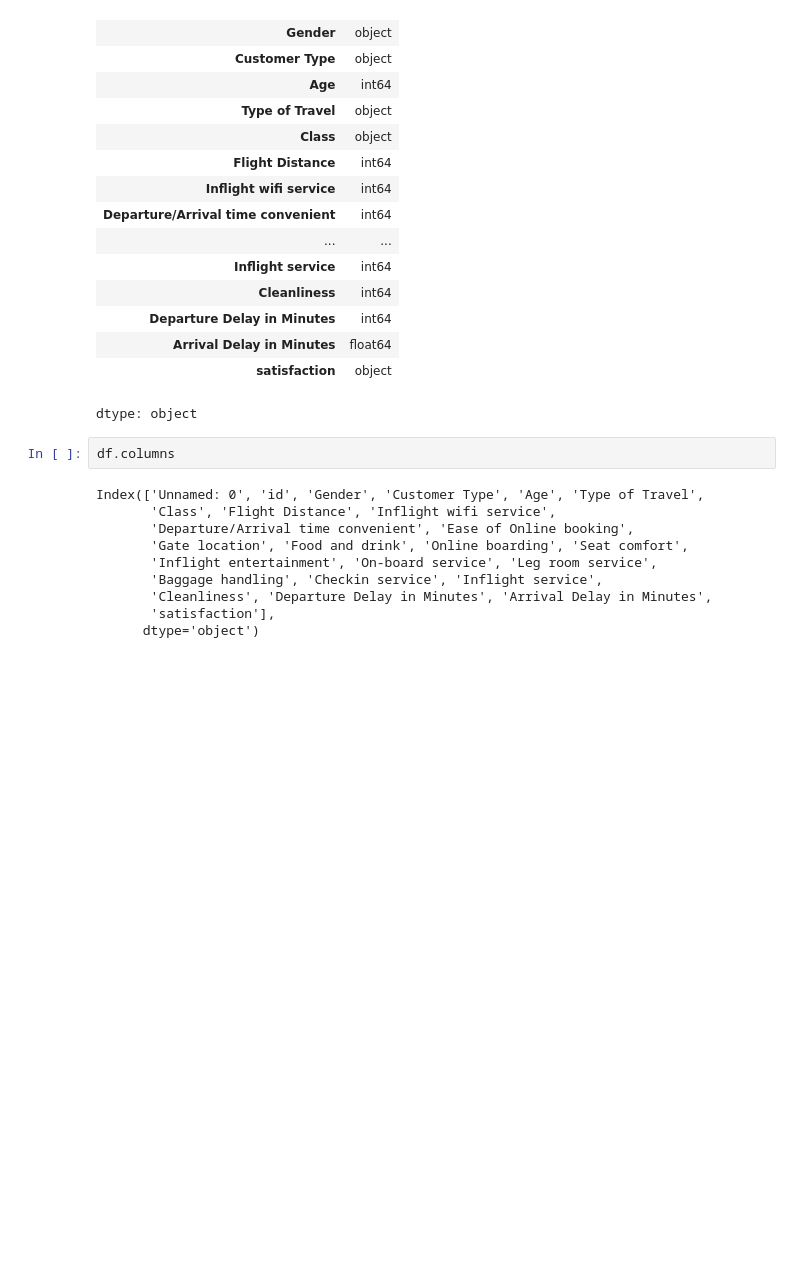
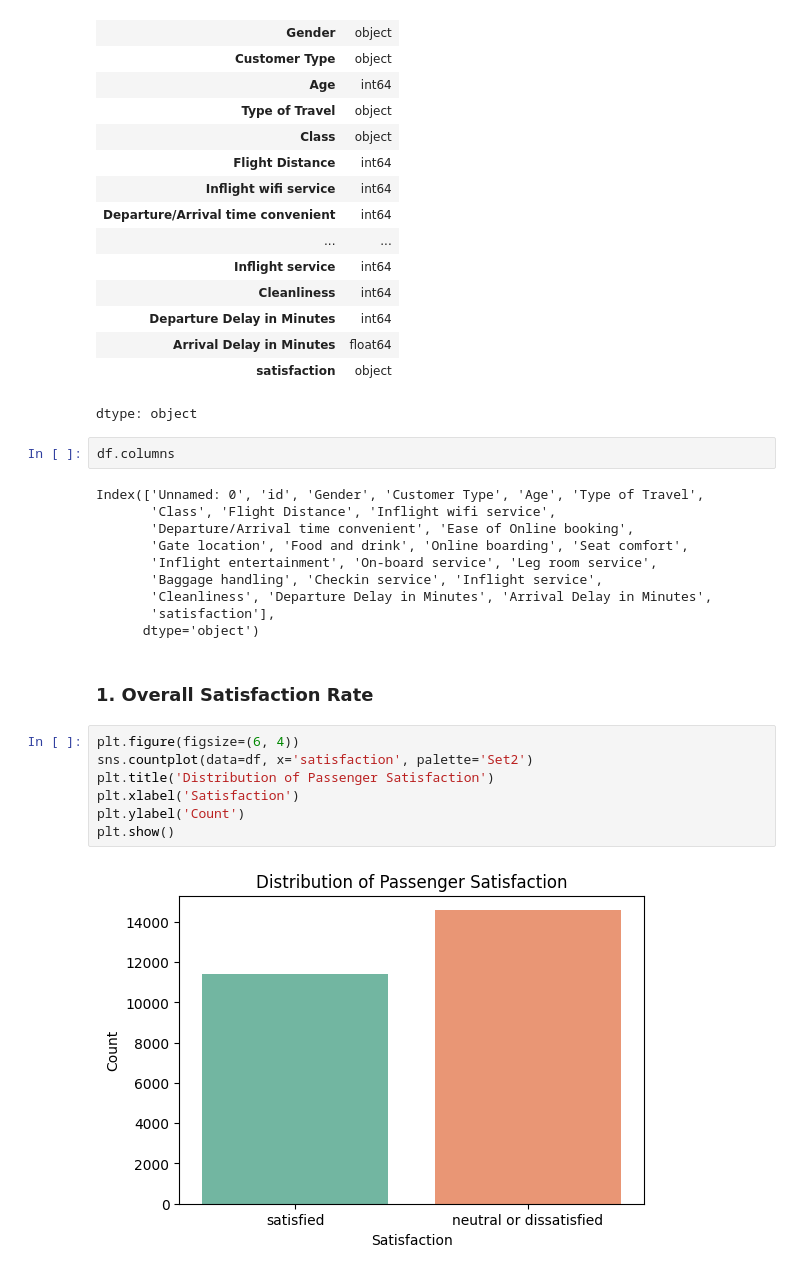
Before and after one commit to kxrrym03/Airline-Passenger-Satisfaction, a Jupyter notebook: Airline_Passenger_Satisfaction.ipynb, the cells around one changed output. Saved outputs shown, nothing was run; the diff lists cells and outputs as text; blank space fills up the shorter version.

```diff
--- a/Airline_Passenger_Satisfaction.ipynb
+++ b/Airline_Passenger_Satisfaction.ipynb
@@ -155,3 +155,14 @@ Index(['Unnamed: 0', 'id', 'Gender', 'Customer Type', 'Age', 'Type of Travel',
        'Cleanliness', 'Departure Delay in Minutes', 'Arrival Delay in Minutes',
        'satisfaction'],
       dtype='object')
+# %% [markdown]
+### 1. Overall Satisfaction Rate
+# %%
+plt.figure(figsize=(6, 4))
+sns.countplot(data=df, x='satisfaction', palette='Set2')
+plt.title('Distribution of Passenger Satisfaction')
+plt.xlabel('Satisfaction')
+plt.ylabel('Count')
+plt.show()
+# %% [output]
+[figure, added]
```
Also changed, not shown: parts of 10 cells of this notebook.
